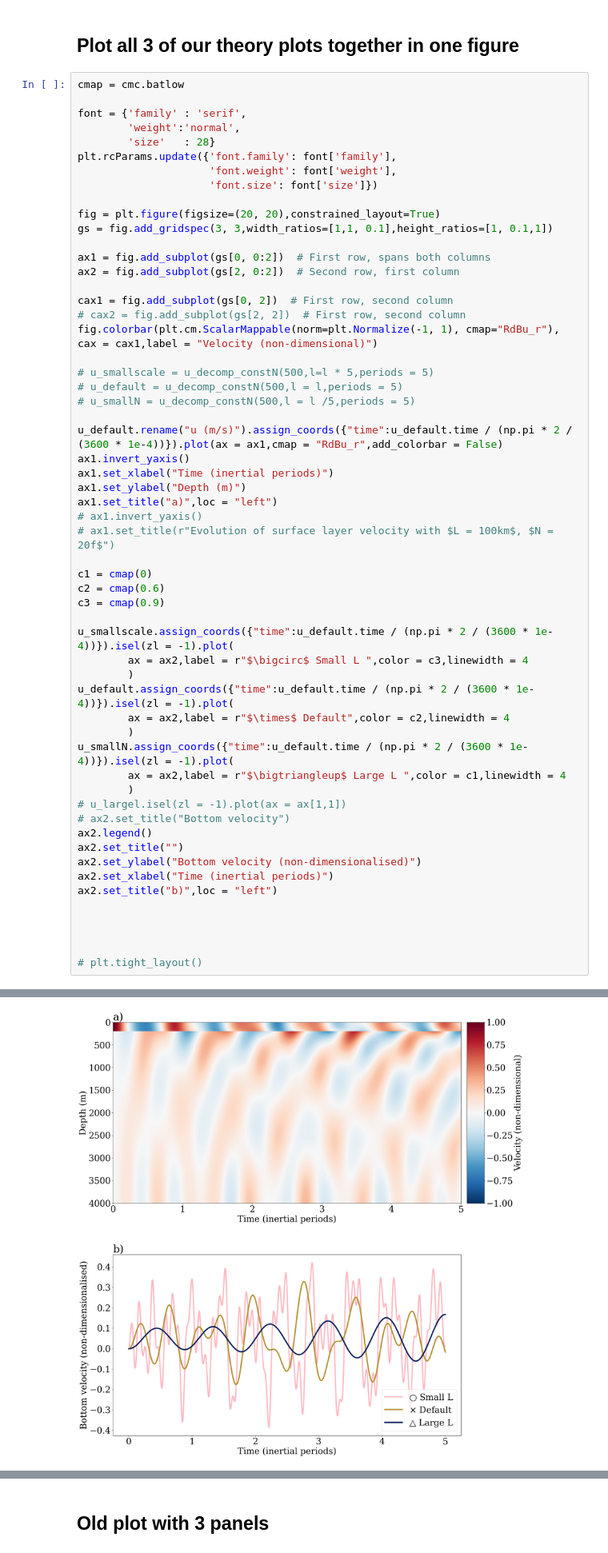
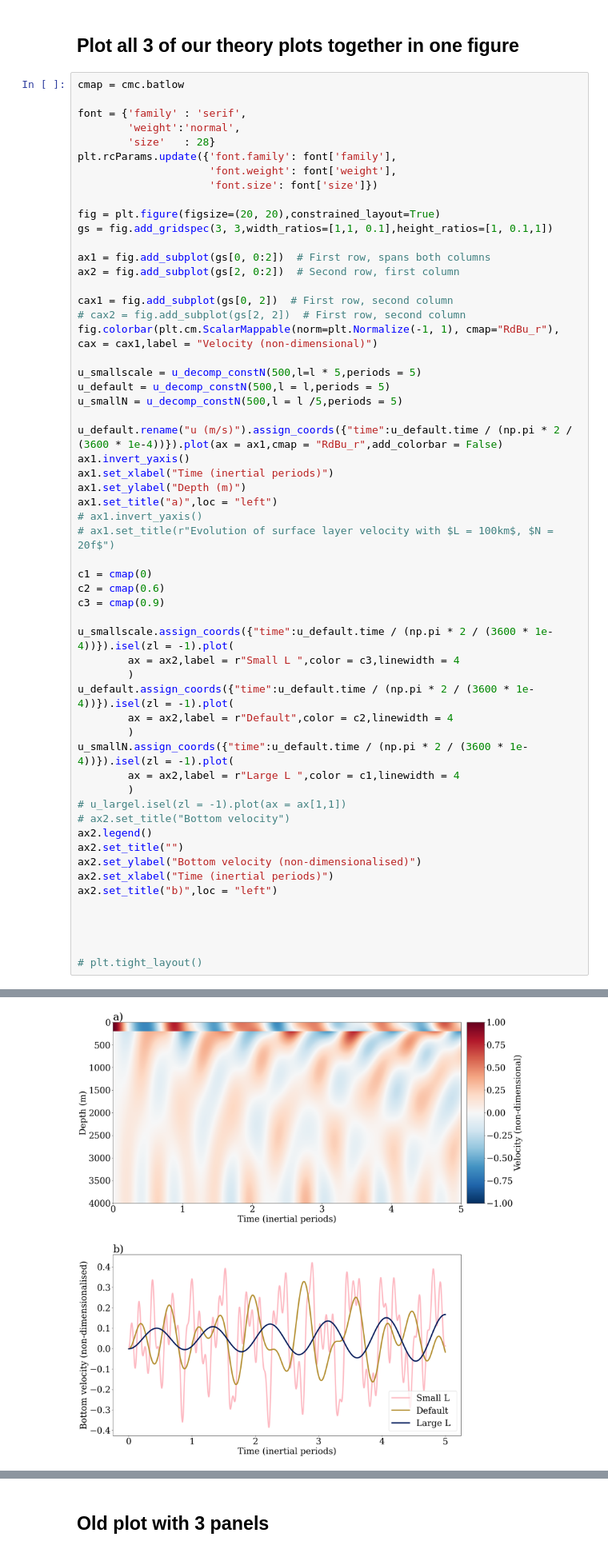
Before and after one commit to ashjbarnes/topographic-NIWs, a Jupyter notebook: analysis_notebooks/dephase_plots.ipynb, the cells around one changed output, grey strips where cells are left out. Shown at 80% size. Saved outputs shown, nothing was run; the diff lists cells and outputs as text.

```diff
--- a/analysis_notebooks/dephase_plots.ipynb
+++ b/analysis_notebooks/dephase_plots.ipynb
@@ -161,46 +167,46 @@ cax1 = fig.add_subplot(gs[0, 2])  # First row, second column
 # cax2 = fig.add_subplot(gs[2, 2])  # First row, second column
 fig.colorbar(plt.cm.ScalarMappable(norm=plt.Normalize(-1, 1), cmap="RdBu_r"), cax = cax1,label = "Velocity (non-dimensional)")
 
-# u_smallscale = u_decomp_constN(500,l=l * 5,periods = 5)
-# u_default = u_decomp_constN(500,l = l,periods = 5)
-# u_smallN = u_decomp_constN(500,l = l /5,periods = 5)
+u_smallscale = u_decomp_constN(500,l=l * 5,periods = 5)
+u_default = u_decomp_constN(500,l = l,periods = 5)
+u_smallN = u_decomp_constN(500,l = l /5,periods = 5)
 
 u_default.rename("u (m/s)").assign_coords({"time":u_default.time / (np.pi * 2 / (3600 * 1e-4))}).plot(ax = ax1,cmap = "RdBu_r",add_colorbar = False)
 ax1.invert_yaxis()
 ax1.set_xlabel("Time (inertial periods)")
 ax1.set_ylabel("Depth (m)")
 ax1.set_title("a)",loc = "left")
 # ax1.invert_yaxis()
 # ax1.set_title(r"Evolution of surface layer velocity with $L = 100km$, $N = 20f$")
 
 c1 = cmap(0)
 c2 = cmap(0.6)
 c3 = cmap(0.9)
 
 u_smallscale.assign_coords({"time":u_default.time / (np.pi * 2 / (3600 * 1e-4))}).isel(zl = -1).plot(
-        ax = ax2,label = r"$\bigcirc$ Small L ",color = c3,linewidth = 4
+        ax = ax2,label = r"Small L ",color = c3,linewidth = 4
         )
 u_default.assign_coords({"time":u_default.time / (np.pi * 2 / (3600 * 1e-4))}).isel(zl = -1).plot(
-        ax = ax2,label = r"$\times$ Default",color = c2,linewidth = 4
+        ax = ax2,label = r"Default",color = c2,linewidth = 4
         )
 u_smallN.assign_coords({"time":u_default.time / (np.pi * 2 / (3600 * 1e-4))}).isel(zl = -1).plot(
-        ax = ax2,label = r"$\bigtriangleup$ Large L ",color = c1,linewidth = 4
+        ax = ax2,label = r"Large L ",color = c1,linewidth = 4
         )
 # u_largel.isel(zl = -1).plot(ax = ax[1,1])
 # ax2.set_title("Bottom velocity")
 ax2.legend()
 ax2.set_title("")
 ax2.set_ylabel("Bottom velocity (non-dimensionalised)")
 ax2.set_xlabel("Time (inertial periods)")
 ax2.set_title("b)",loc = "left")
 
 
 
 
 # plt.tight_layout()
 # %% [output]
 Text(0.0, 1.0, 'b)')
-[figure, old version]
+[figure, new version]
 # %%
 fig,ax = plt.subplots(1,1,figsize = (15,15))
 
```
Also changed, not shown: parts of 1 cell of this notebook, 25 other files.
